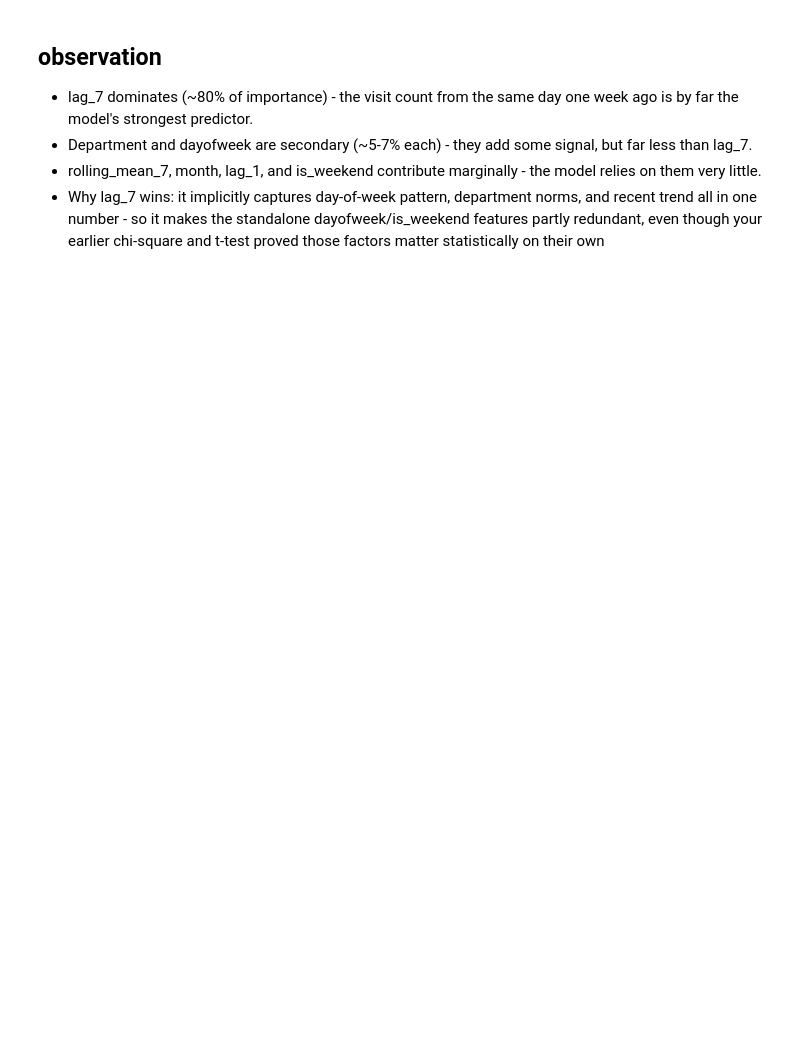
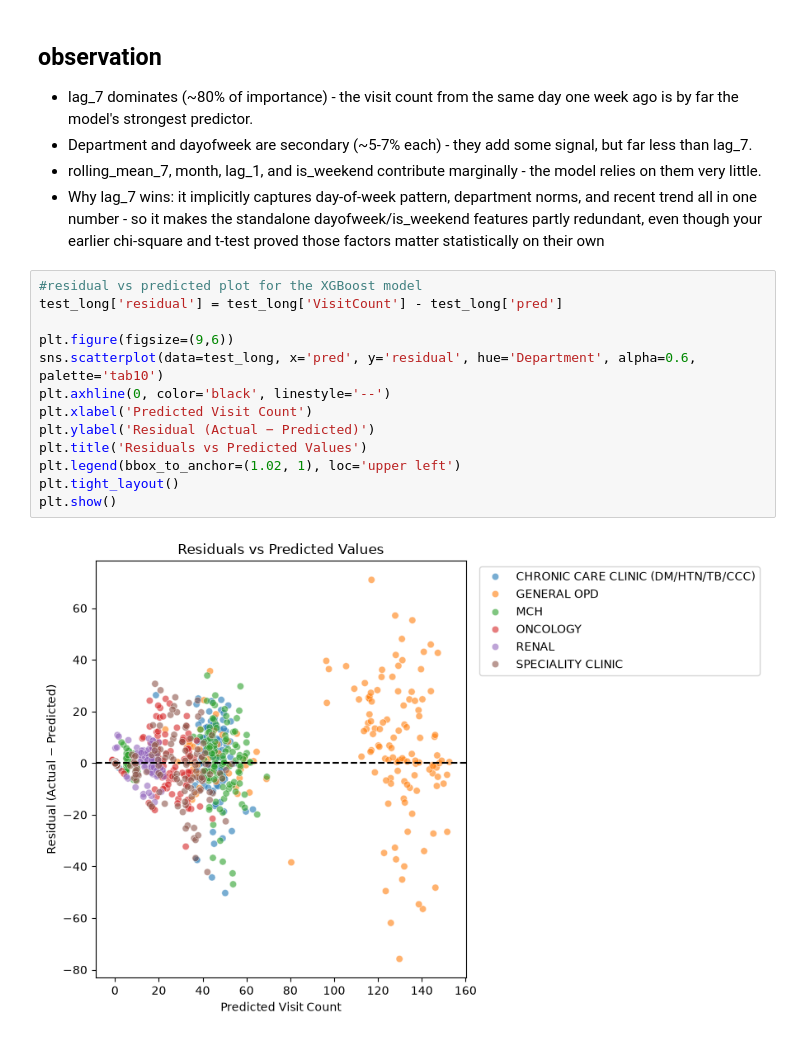
Before and after one commit to wahomelewis396/surge_sentinels, a Jupyter notebook: surge_sentinels.ipynb, the cells around one changed output. Saved outputs shown, nothing was run; the diff lists cells and outputs as text; blank space fills up the shorter version.

```diff
--- a/surge_sentinels.ipynb
+++ b/surge_sentinels.ipynb
@@ -1198,3 +1204,18 @@ plt.show()
 - Department and dayofweek are secondary (~5-7% each) - they add some signal, but far less than lag_7.
 - rolling_mean_7, month, lag_1, and is_weekend contribute marginally - the model relies on them very little.
 - Why lag_7 wins: it implicitly captures day-of-week pattern, department norms, and recent trend all in one number - so it makes the standalone dayofweek/is_weekend features partly redundant, even though your earlier chi-square and t-test proved those factors matter statistically on their own
+# %%
+#residual vs predicted plot for the XGBoost model
+test_long['residual'] = test_long['VisitCount'] - test_long['pred']
+
+plt.figure(figsize=(9,6))
+sns.scatterplot(data=test_long, x='pred', y='residual', hue='Department', alpha=0.6, palette='tab10')
+plt.axhline(0, color='black', linestyle='--')
+plt.xlabel('Predicted Visit Count')
+plt.ylabel('Residual (Actual − Predicted)')
+plt.title('Residuals vs Predicted Values')
+plt.legend(bbox_to_anchor=(1.02, 1), loc='upper left')
+plt.tight_layout()
+plt.show()
+# %% [output]
+[figure, added]
```
Also changed, not shown: parts of 28 cells of this notebook.
